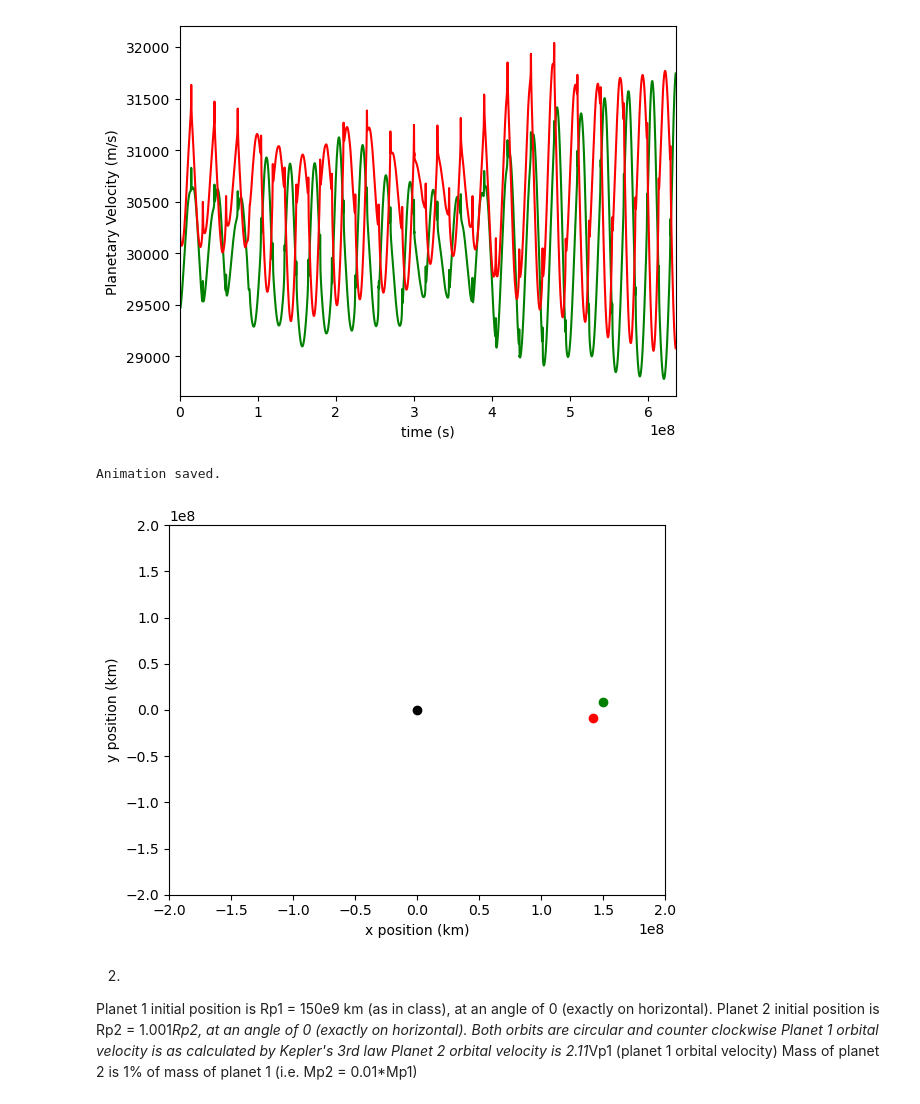
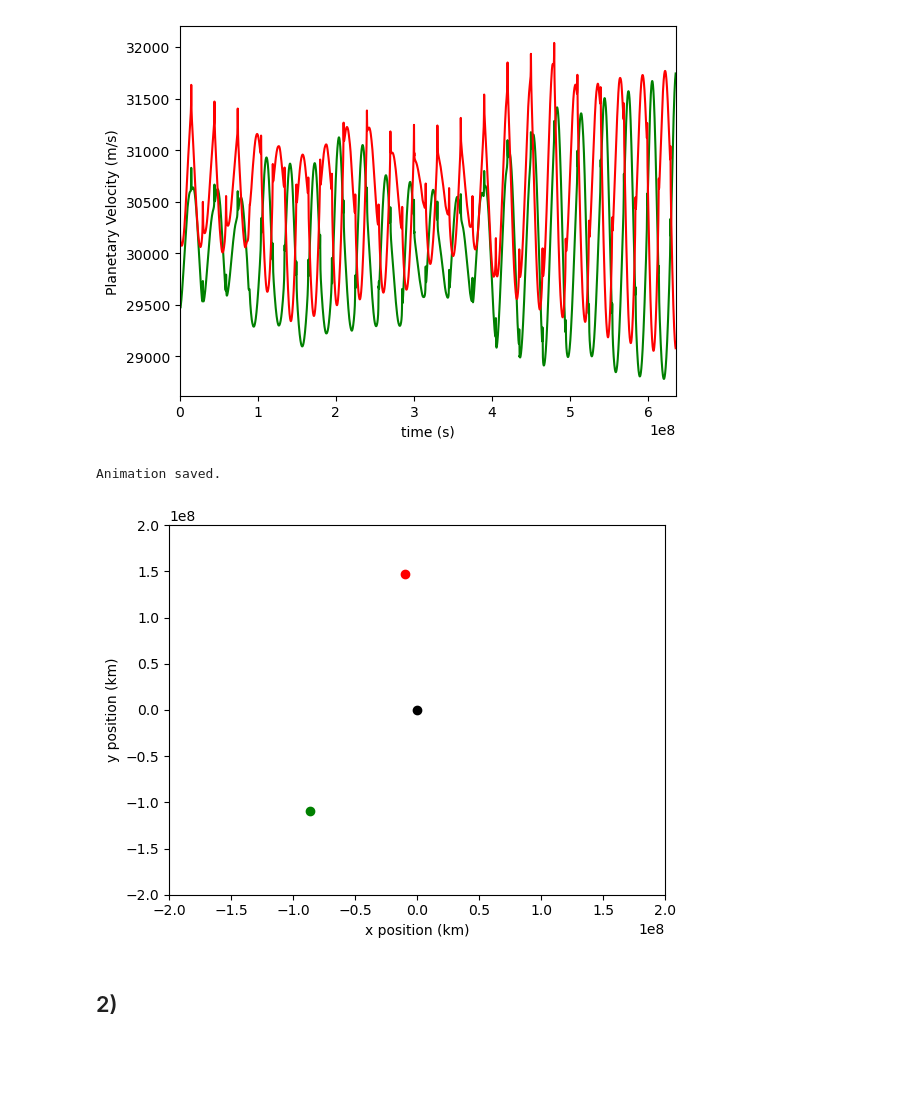
Before and after one commit to asm2296/Assignments, a Jupyter notebook: Assignment 7.ipynb, the cells around one changed output. Saved outputs shown, nothing was run; the diff lists cells and outputs as text; code cells hidden in the pictures; blank space fills up the shorter version.

```diff
--- a/Assignment 7.ipynb
+++ b/Assignment 7.ipynb
@@ -127,8 +124,8 @@ case1[5] = vp1
 case1[6] = 0
 case1[7] = -vp2
 # %%
-orbit_sol = solve_ivp(orbit, [t0, tmax], case1, method='DOP853', t_eval=t)
-show(orbit_sol)
+orbit_sol1 = solve_ivp(orbit, [t0, tmax], case1, method='DOP853', t_eval=t)
+show(orbit_sol1)
 # %% [output]
 [figure]
 [figure]
@@ -138,44 +135,40 @@ show(orbit_sol)
 # %%
 fig = plt.figure()
 ax = fig.subplots()
 plt.axis( [-2e8, 2e8, -2e8, 2e8] )
 plt.plot(0,0, 'ko', lw=2)
 ax.set_xlabel('x position (km)')
 ax.set_ylabel('y position (km)')
 
 line1, = ax.plot([],[], 'go', lw=2)
 line2, = ax.plot([],[], 'ro', lw=2)
 
 def init():
     line1.set_data([],[])
     line2.set_data([],[])
     return (line1,line2)
 
+N = 1764641
+Nframes = 800
+Nskip = int(N/Nframes)
+
 def animate(i):
-    if i < len(orbit_sol.t):
-        xp1 = orbit_sol.y[0][i] / 1000
-        yp1 = orbit_sol.y[1][i] / 1000
-        xp2 = orbit_sol.y[2][i] / 1000
-        yp2 = orbit_sol.y[3][i] / 1000
+    if i < len(orbit_sol1.t):
+        xp1 = orbit_sol1.y[0][i * Nskip] / 1000
+        yp1 = orbit_sol1.y[1][i * Nskip] / 1000
+        xp2 = orbit_sol1.y[2][i * Nskip] / 1000
+        yp2 = orbit_sol1.y[3][i * Nskip] / 1000
         line1.set_data([xp1], [yp1])
         line2.set_data([xp2], [yp2])
     return line1, line2
-
 
 anim = animation.FuncAnimation(fig, animate, init_func=init, frames=Nframes, interval=100, blit=True)
 f = "planetanimation1.gif"
 writergif = animation.PillowWriter(fps=30)
 anim.save(f, writer=writergif)
 print("Animation saved.")
 # %% [output]
 Animation saved.
-[figure, old version]
+[figure, new version]
 # %% [markdown]
-2)
-
-Planet 1 initial position is Rp1 = 150e9 km (as in class), at an angle of 0 (exactly on horizontal).
-Planet 2 initial position is Rp2 = 1.001*Rp2, at an angle of 0 (exactly on horizontal).
-Both orbits are circular and counter clockwise
-Planet 1 orbital velocity is as calculated by Kepler's 3rd law
-Planet 2 orbital velocity is 2.11*Vp1 (planet 1 orbital velocity)
-Mass of planet 2 is 1% of mass of planet 1 (i.e. Mp2 = 0.01*Mp1)
+## 2)
```
Also changed, not shown: parts of 12 cells of this notebook.
